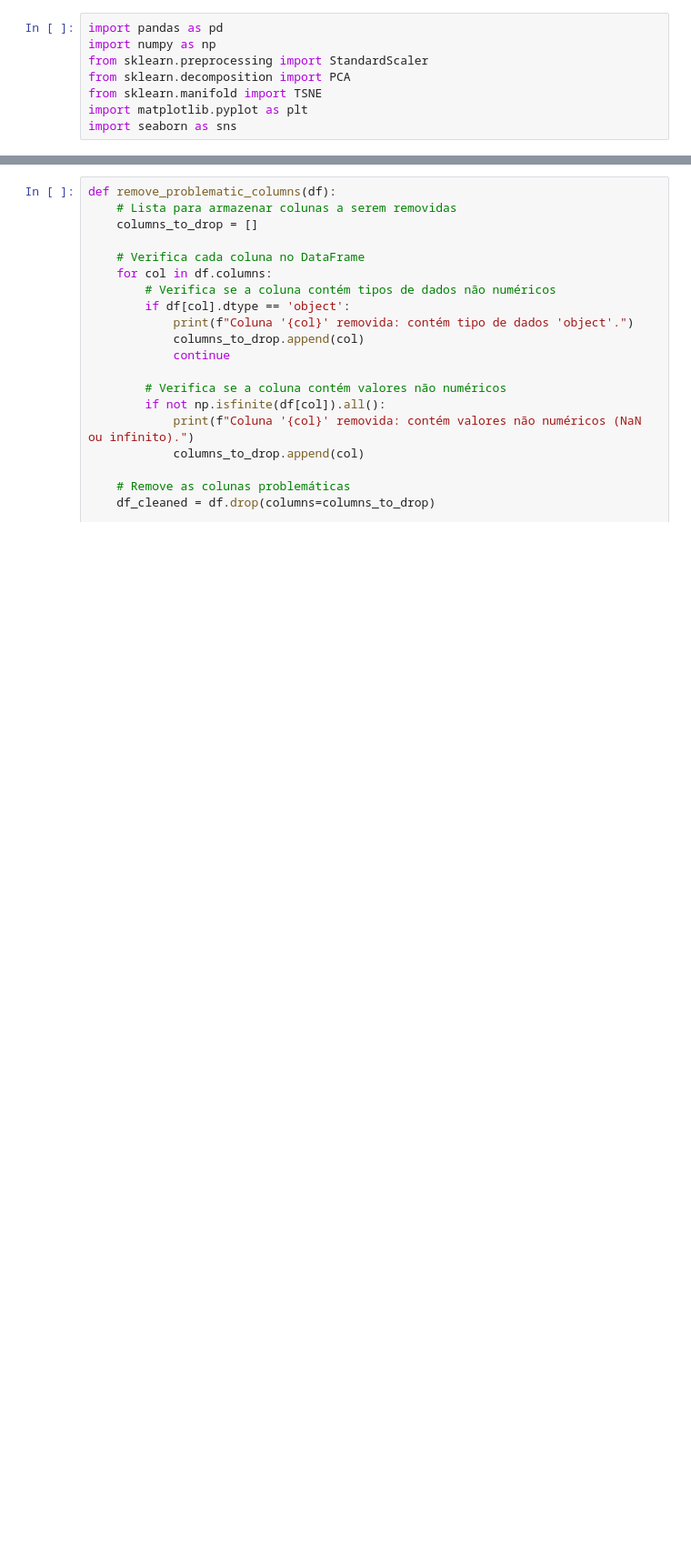
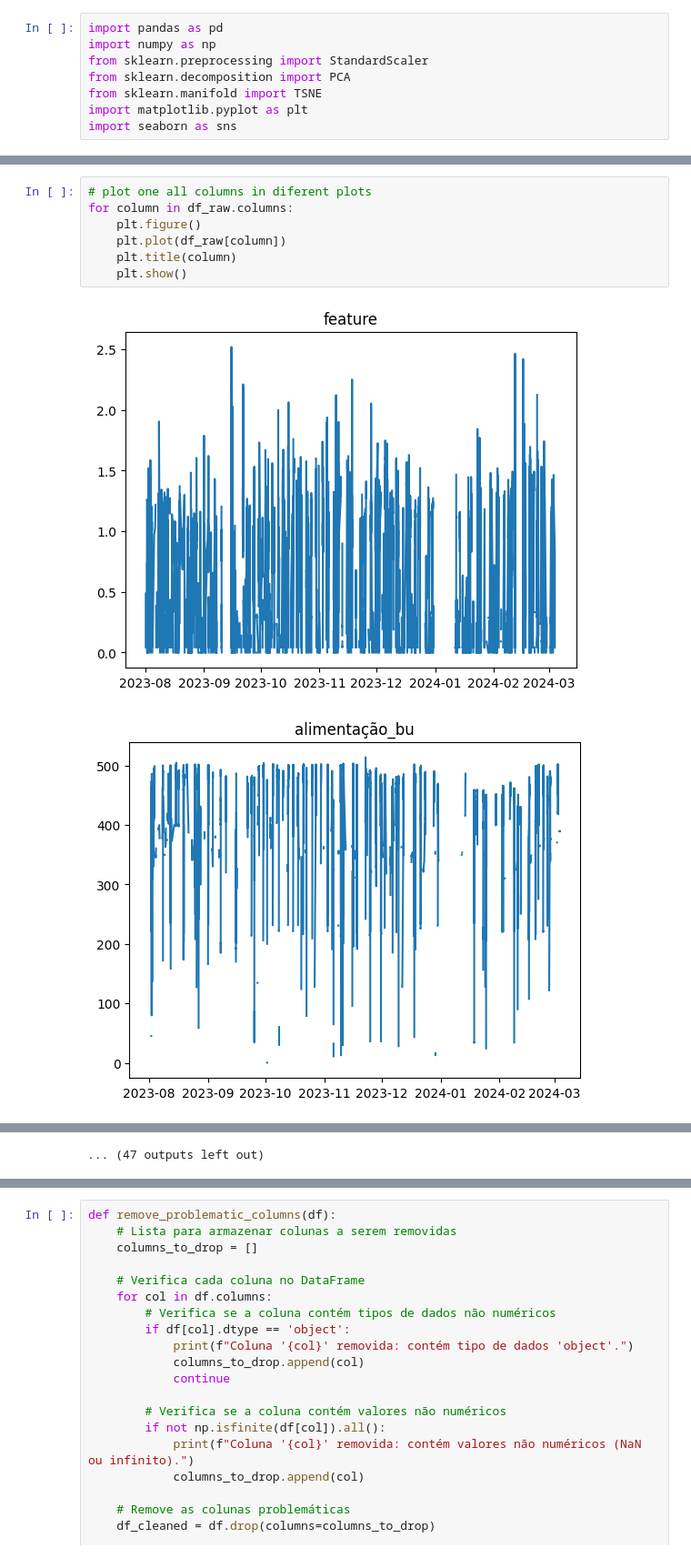
Before and after one commit to ezschneider/vrm-lstm, a Jupyter notebook: notebooks/pca.ipynb, the cells around one changed output, grey strips where cells are left out. Shown at 91% size. Drawn from its saved outputs; the diff is of its cells as text; blank space fills up the shorter version.

```diff
--- a/notebooks/pca.ipynb
+++ b/notebooks/pca.ipynb
@@ -8,0 +57,10 @@ import seaborn as sns
+# %%
+# plot one all columns in diferent plots
+for column in df_raw.columns:
+    plt.figure()
+    plt.plot(df_raw[column])
+    plt.title(column)
+    plt.show()
+# %% [output]
+[figure, added]
+[figure, added]
@@ -9 +77,2 @@ import seaborn as sns
+... (47 outputs left out)
 # %%
```
Also changed, not shown: parts of 12 cells of this notebook, 1 other file.
